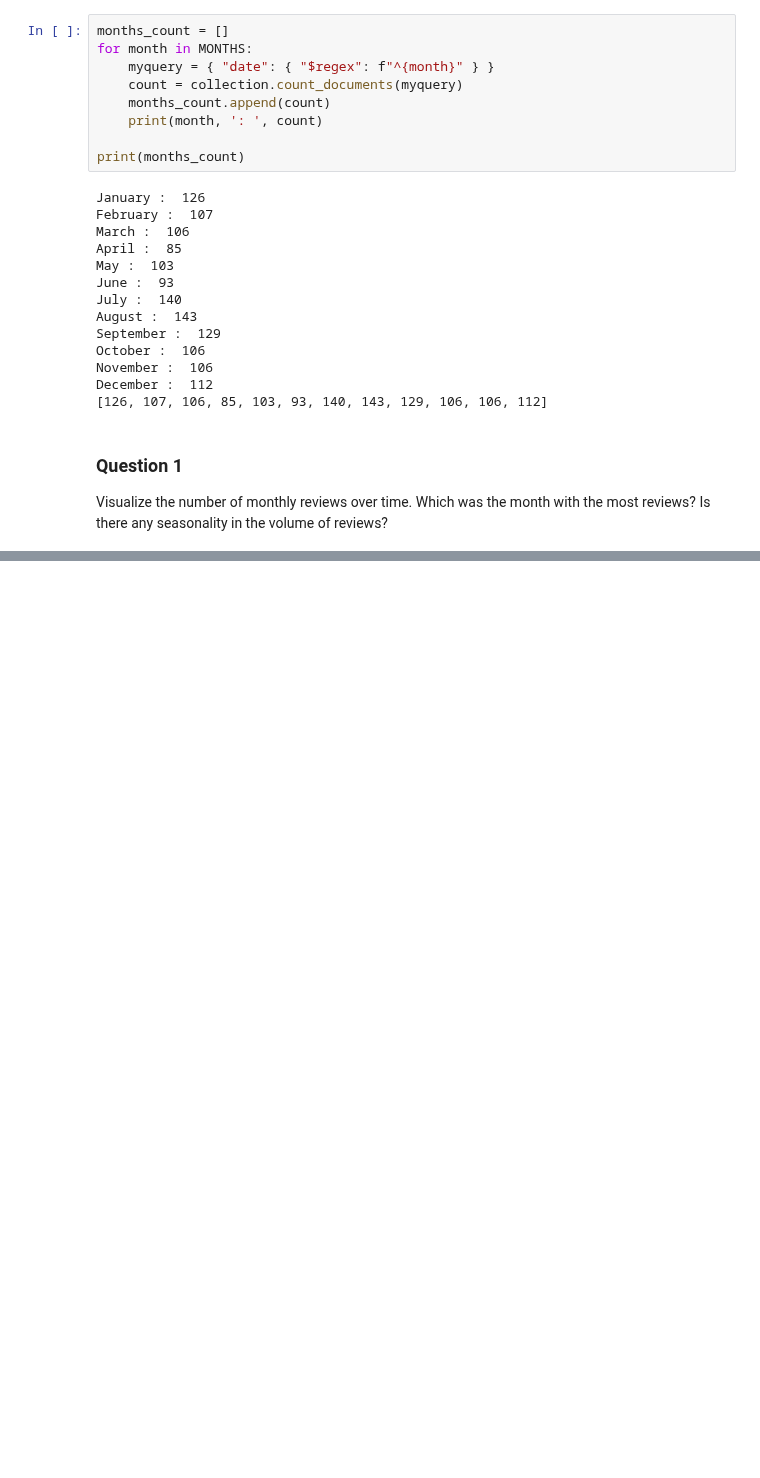
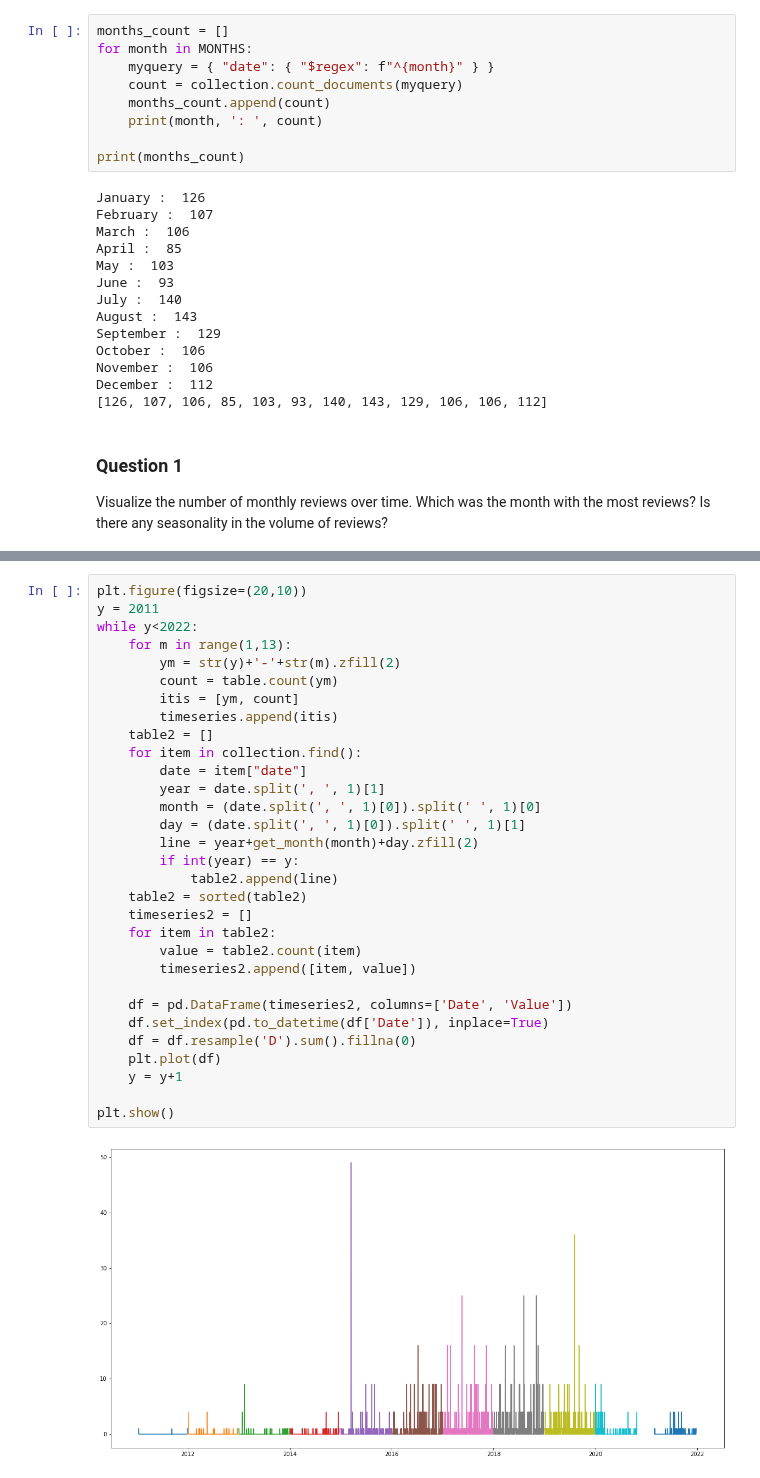
Before and after one commit to MnAppsNet/Web-Scraping-Tutorial, a Jupyter notebook: Basic_Visualizations.ipynb, the cells around one changed output, grey strips where cells are left out. Saved outputs shown, nothing was run; the diff lists cells and outputs as text; blank space fills up the shorter version.

```diff
--- a/Basic_Visualizations.ipynb
+++ b/Basic_Visualizations.ipynb
@@ -83,0 +145,33 @@ plt.show()
+# %%
+plt.figure(figsize=(20,10))
+y = 2011
+while y<2022:
+    for m in range(1,13):
+        ym = str(y)+'-'+str(m).zfill(2)
+        count = table.count(ym)
+        itis = [ym, count]
+        timeseries.append(itis)
+    table2 = []
+    for item in collection.find():
+        date = item["date"]
+        year = date.split(', ', 1)[1]
+        month = (date.split(', ', 1)[0]).split(' ', 1)[0]
+        day = (date.split(', ', 1)[0]).split(' ', 1)[1]
+        line = year+get_month(month)+day.zfill(2)
+        if int(year) == y:
+            table2.append(line)
+    table2 = sorted(table2)
+    timeseries2 = []
+    for item in table2:
+        value = table2.count(item)
+        timeseries2.append([item, value])
+
+    df = pd.DataFrame(timeseries2, columns=['Date', 'Value'])
+    df.set_index(pd.to_datetime(df['Date']), inplace=True)
+    df = df.resample('D').sum().fillna(0)
+    plt.plot(df)
+    y = y+1
+
+plt.show()
+# %% [output]
+[figure, added]
```
Also changed, not shown: parts of 8 cells of this notebook.
